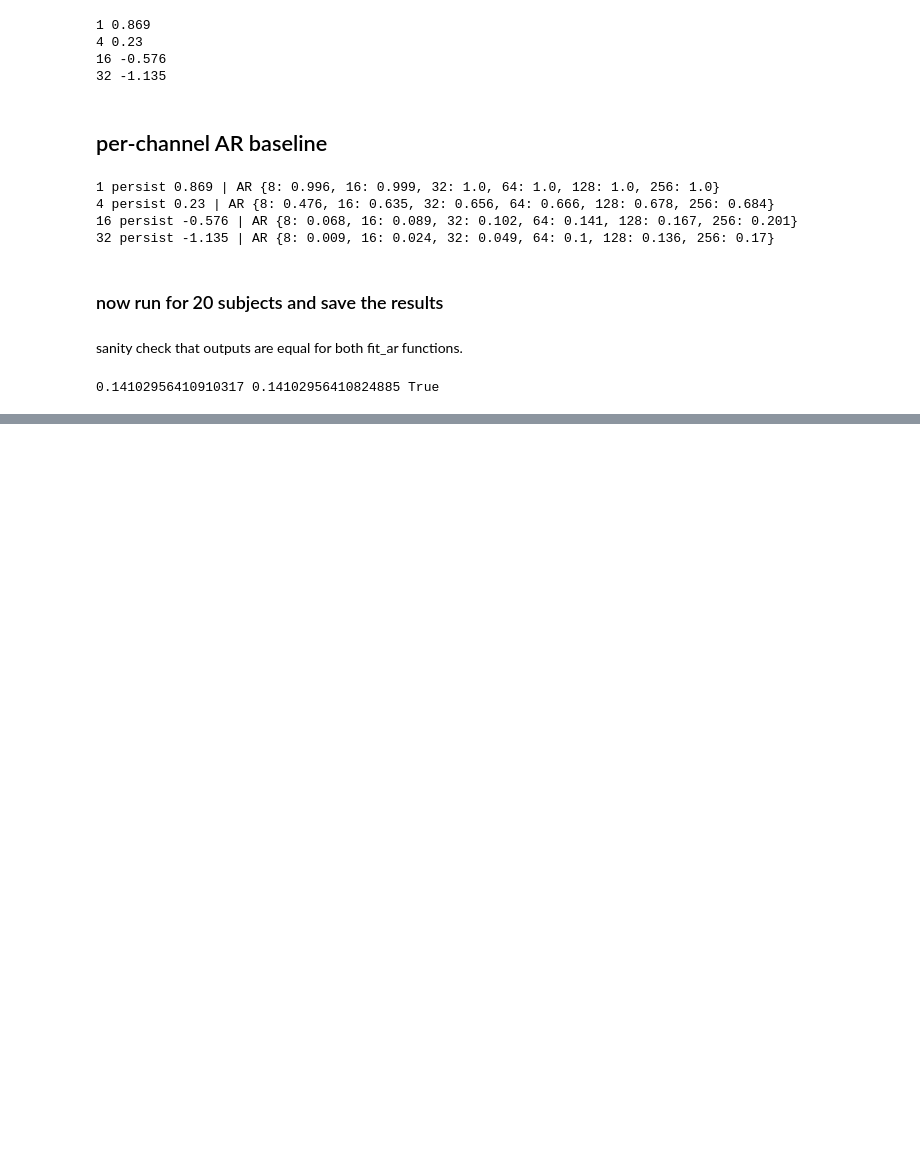
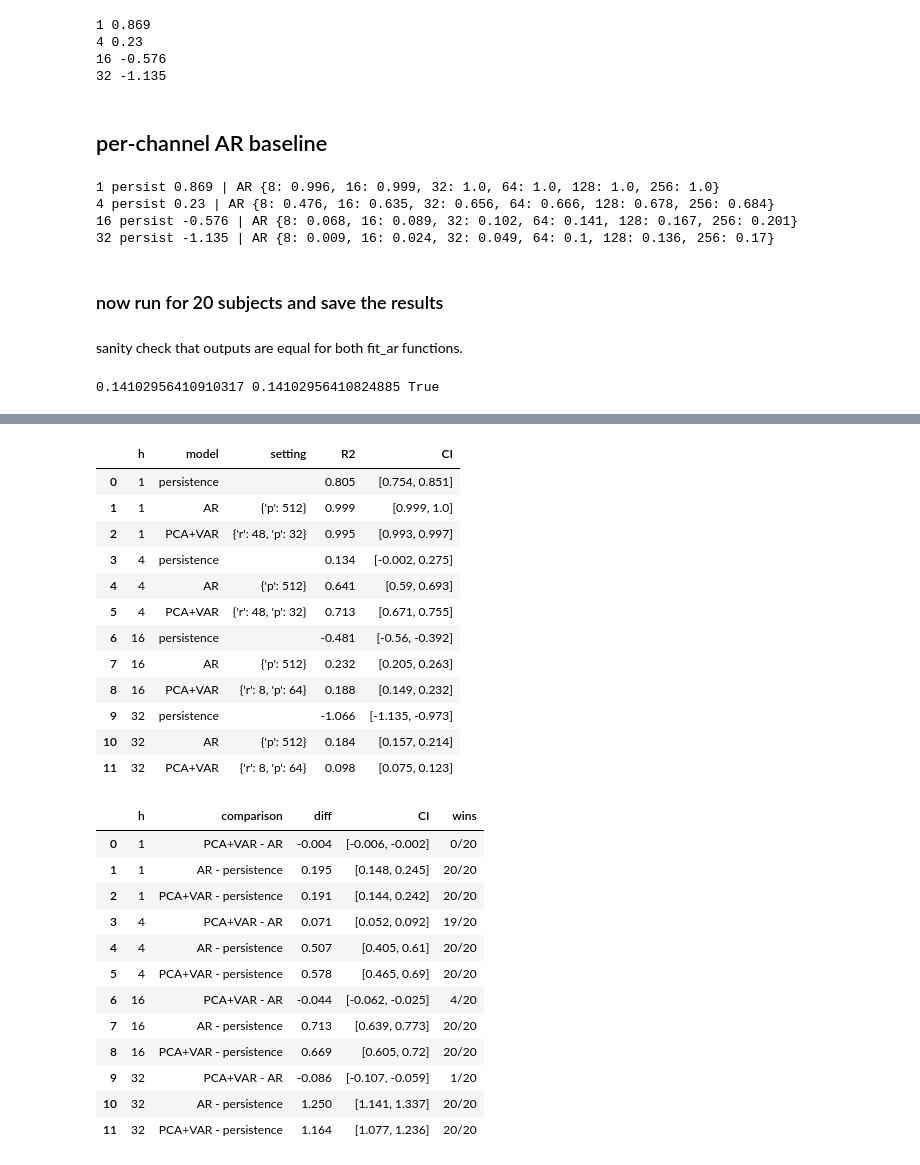
Before and after one commit to ArdentRodent/ESE5420ProjCodeTH, a Jupyter notebook: statsFinalProj.ipynb, the cells around one changed output, grey strips where cells are left out. Saved outputs shown, nothing was run; the diff lists cells and outputs as text; code cells hidden in the pictures; blank space fills up the shorter version.

```diff
--- a/statsFinalProj.ipynb
+++ b/statsFinalProj.ipynb
@@ -157,0 +124,20 @@ pd.DataFrame(summary)
+# %%
+R_GRID = (2, 4, 8, 16, 32, 48)
+P_GRID_VAR = (4, 8, 16, 32, 64)   # VAR has r*p inputs per equation, so its p ceiling (64) is below AR's (512); fixed before results
+
+def var_rows():
+    rows = []
+    for s in SUBJ:
+        Z = eu.load_subject(s)
+        V, frac = fc.pca_basis(Z[4])                                     # PCA on run 4 only
+        scores = fc.score_var_grid(Z[8], V, fc.fit_var_grid(Z[4], V, R_GRID, P_GRID_VAR))
+        rows += [dict(subject=s, h=h, method="PCA+VAR", r=r, p=p, r2=v, pc1_frac=frac[0])
+                 for (h, r, p), v in scores.items()]
+        print(s, end=" ", flush=True)
+    return pd.DataFrame(rows)
+
+var = eu.cached("results/val_pcavar.csv", {**BASE_CONFIG, "r_grid": list(R_GRID), "p_grid": list(P_GRID_VAR)},
+                var_rows)                                                # ~1 min if recomputed
+print("PC1 variance fraction (run 4) across subjects:", var.groupby("subject").pc1_frac.first().describe().round(2).to_dict())
+# Mean run-8 R^2 for each r at its best p (rows: r, columns: h)
+var.groupby(["h", "r", "p"]).r2.mean().groupby(["h", "r"]).max().unstack("h").round(3)
@@ -157,0 +158,55 @@ pd.DataFrame(summary)
+# %%
+idx = fc.boot_idx(len(SUBJ))
+ci = lambda v: np.percentile(v[idx].mean(1), [2.5, 97.5]).round(3)
+
+def subject_r2(df, h, **setting):
+    """Per-subject run-8 R^2 at horizon h for one setting, in SUBJ order (so bootstrap position i is the same subject everywhere)."""
+    q = df[df.h == h]
+    for col, val in setting.items():
+        q = q[q[col] == val]
+    return q.set_index("subject").r2.loc[SUBJ].values
+
+def best_setting(df, cols):
+    """Per horizon, the setting (values of cols) with the highest mean run-8 R^2 across subjects."""
+    return df.groupby(["h", *cols]).r2.mean().groupby("h").idxmax().map(lambda k: {c: int(v) for c, v in zip(cols, k[1:])})
+
+ar, persist = res[res.method == "AR"], res[res.method == "persist"]
+best_ar, best_var = best_setting(ar, ["p"]), best_setting(var, ["r", "p"])
+
+scores, diffs = [], []
+for h in fc.HORIZONS:
+    m = {"persistence": subject_r2(persist, h), "AR": subject_r2(ar, h, **best_ar[h]),
+         "PCA+VAR": subject_r2(var, h, **best_var[h])}
+    setting = {"persistence": "", "AR": best_ar[h], "PCA+VAR": best_var[h]}
+    scores += [dict(h=h, model=k, setting=setting[k], R2=round(v.mean(), 3), CI=ci(v)) for k, v in m.items()]
+    for a, b in [("PCA+VAR", "AR"), ("AR", "persistence"), ("PCA+VAR", "persistence")]:
+        d = m[a] - m[b]
+        diffs.append(dict(h=h, comparison=f"{a} - {b}", diff=round(d.mean(), 3), CI=ci(d), wins=f"{(d > 0).sum()}/{len(d)}"))
+display(pd.DataFrame(scores), pd.DataFrame(diffs))
+# %% [output]
+|  | h | model | setting | R2 | CI |
+| 0 | 1 | persistence |  | 0.805 | [0.754, 0.851] |
+| 1 | 1 | AR | {'p': 512} | 0.999 | [0.999, 1.0] |
+| 2 | 1 | PCA+VAR | {'r': 48, 'p': 32} | 0.995 | [0.993, 0.997] |
+| 3 | 4 | persistence |  | 0.134 | [-0.002, 0.275] |
+| 4 | 4 | AR | {'p': 512} | 0.641 | [0.59, 0.693] |
+| 5 | 4 | PCA+VAR | {'r': 48, 'p': 32} | 0.713 | [0.671, 0.755] |
+| 6 | 16 | persistence |  | -0.481 | [-0.56, -0.392] |
+| 7 | 16 | AR | {'p': 512} | 0.232 | [0.205, 0.263] |
+| 8 | 16 | PCA+VAR | {'r': 8, 'p': 64} | 0.188 | [0.149, 0.232] |
+| 9 | 32 | persistence |  | -1.066 | [-1.135, -0.973] |
+| 10 | 32 | AR | {'p': 512} | 0.184 | [0.157, 0.214] |
+| 11 | 32 | PCA+VAR | {'r': 8, 'p': 64} | 0.098 | [0.075, 0.123] |
+|  | h | comparison | diff | CI | wins |
+| 0 | 1 | PCA+VAR - AR | -0.004 | [-0.006, -0.002] | 0/20 |
+| 1 | 1 | AR - persistence | 0.195 | [0.148, 0.245] | 20/20 |
+| 2 | 1 | PCA+VAR - persistence | 0.191 | [0.144, 0.242] | 20/20 |
+| 3 | 4 | PCA+VAR - AR | 0.071 | [0.052, 0.092] | 19/20 |
+| 4 | 4 | AR - persistence | 0.507 | [0.405, 0.61] | 20/20 |
+| 5 | 4 | PCA+VAR - persistence | 0.578 | [0.465, 0.69] | 20/20 |
+| 6 | 16 | PCA+VAR - AR | -0.044 | [-0.062, -0.025] | 4/20 |
+| 7 | 16 | AR - persistence | 0.713 | [0.639, 0.773] | 20/20 |
+| 8 | 16 | PCA+VAR - persistence | 0.669 | [0.605, 0.72] | 20/20 |
+| 9 | 32 | PCA+VAR - AR | -0.086 | [-0.107, -0.059] | 1/20 |
+| 10 | 32 | AR - persistence | 1.250 | [1.141, 1.337] | 20/20 |
+| 11 | 32 | PCA+VAR - persistence | 1.164 | [1.077, 1.236] | 20/20 |
```
Also changed, not shown: parts of 12 cells of this notebook, 7 other files.
